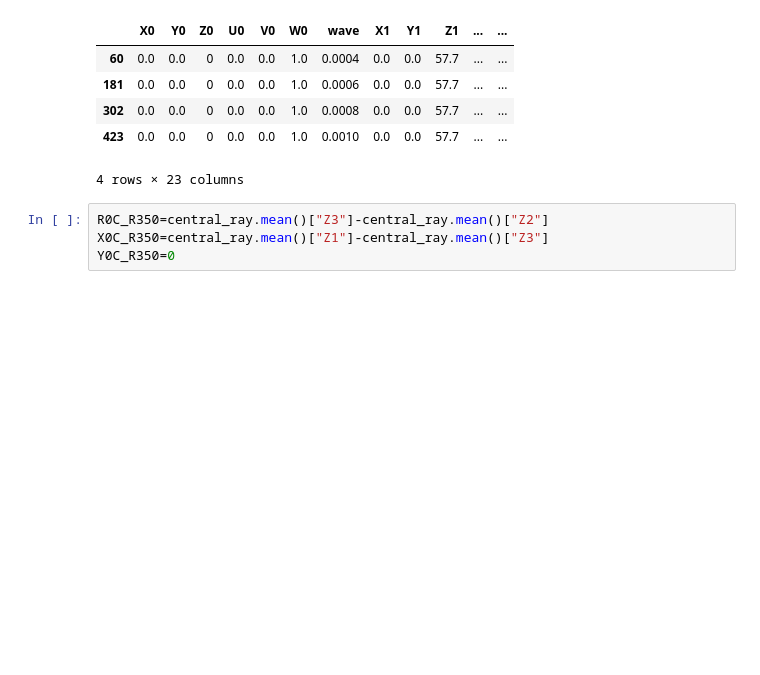
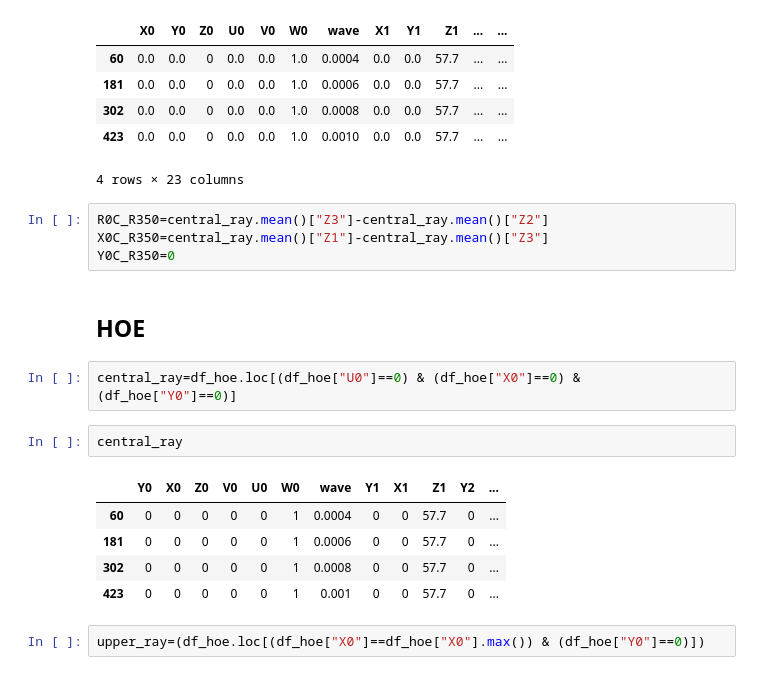
Before and after one commit to sylvielsstfr/OpticSimWthB4, a Jupyter notebook: DrawBeams/notebooks_draw/DrawBeams_swap.ipynb, the cells around one changed output. Drawn from its saved outputs; the diff is of its cells as text; blank space fills up the shorter version.

```diff
--- a/DrawBeams/notebooks_draw/DrawBeams_swap.ipynb
+++ b/DrawBeams/notebooks_draw/DrawBeams_swap.ipynb
@@ -559,3 +572,17 @@ central_ray
 R0C_R350=central_ray.mean()["Z3"]-central_ray.mean()["Z2"]
 X0C_R350=central_ray.mean()["Z1"]-central_ray.mean()["Z3"]
 Y0C_R350=0
+# %% [markdown]
+## HOE
+# %%
+central_ray=df_hoe.loc[(df_hoe["U0"]==0) & (df_hoe["X0"]==0) & (df_hoe["Y0"]==0)]
+# %%
+central_ray
+# %% [output]
+|  | Y0 | X0 | Z0 | V0 | U0 | W0 | wave | Y1 | X1 | Z1 | Y2 | ... |
+| 60 | 0 | 0 | 0 | 0 | 0 | 1 | 0.0004 | 0 | 0 | 57.7 | 0 | ... |
+| 181 | 0 | 0 | 0 | 0 | 0 | 1 | 0.0006 | 0 | 0 | 57.7 | 0 | ... |
+| 302 | 0 | 0 | 0 | 0 | 0 | 1 | 0.0008 | 0 | 0 | 57.7 | 0 | ... |
+| 423 | 0 | 0 | 0 | 0 | 0 | 1 | 0.001 | 0 | 0 | 57.7 | 0 | ... |
+# %%
+upper_ray=(df_hoe.loc[(df_hoe["X0"]==df_hoe["X0"].max()) & (df_hoe["Y0"]==0)])
```
Also changed, not shown: parts of 15 cells of this notebook.
